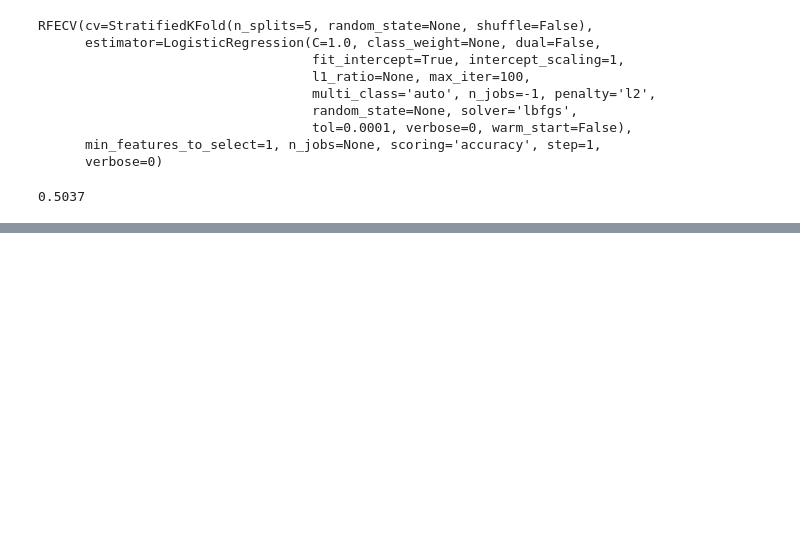
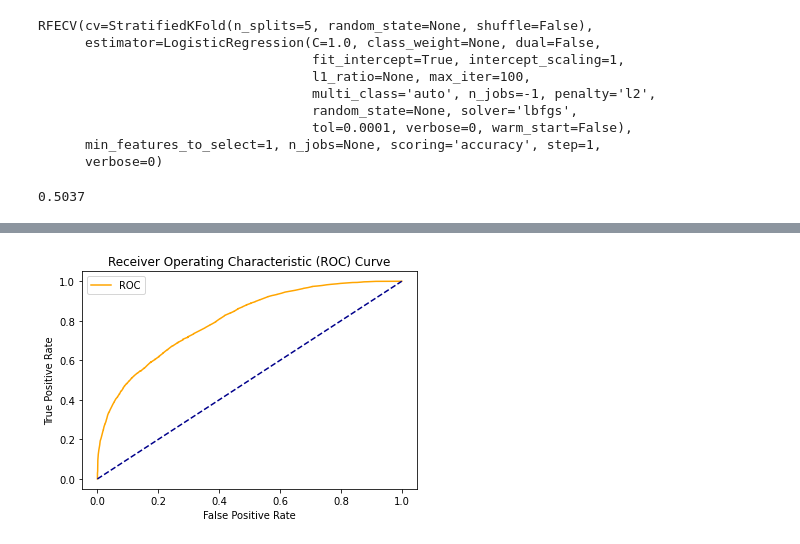
Before and after one commit to darkhark/DataMiningFinalProject, a Jupyter notebook: DMFinalProject.ipynb, the cells around one changed output, grey strips where cells are left out. Cells and saved outputs as stored; diff of their text form; code cells hidden in the pictures; blank space fills up the shorter version.

```diff
--- a/DMFinalProject.ipynb
+++ b/DMFinalProject.ipynb
@@ -349,3 +393,5 @@ plot_roc_curve(fpr, tpr)
 # %%
 fpr, tpr, thresholds = roc_curve(y_test, probs4)
-plot_roc_curve(fpr, tpr)
+plot_roc_curve(fpr, tpr, "rfEntropyROC")
+# %% [output]
+[figure, added]
```
Also changed, not shown: parts of 9 cells of this notebook, 4 other files.
